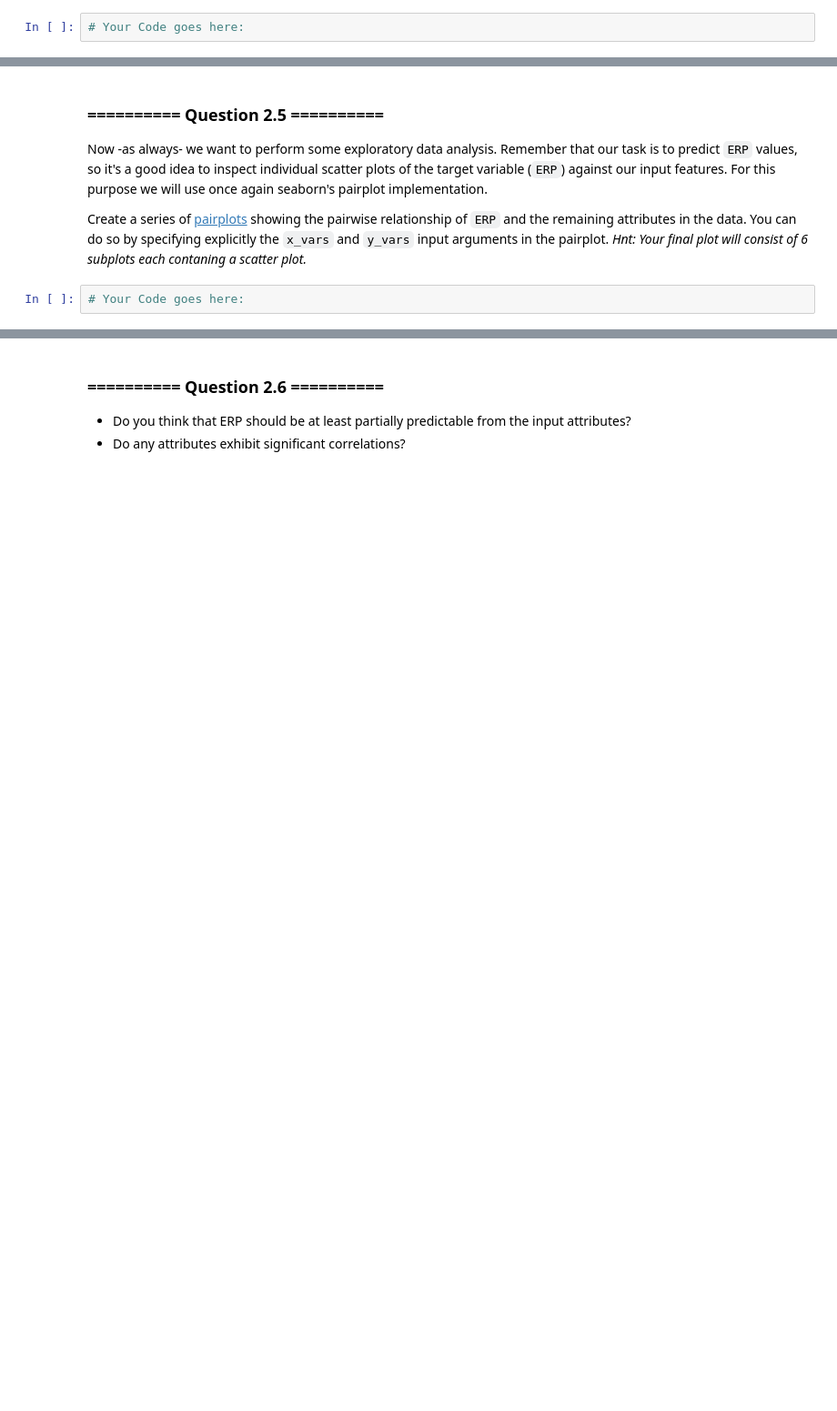
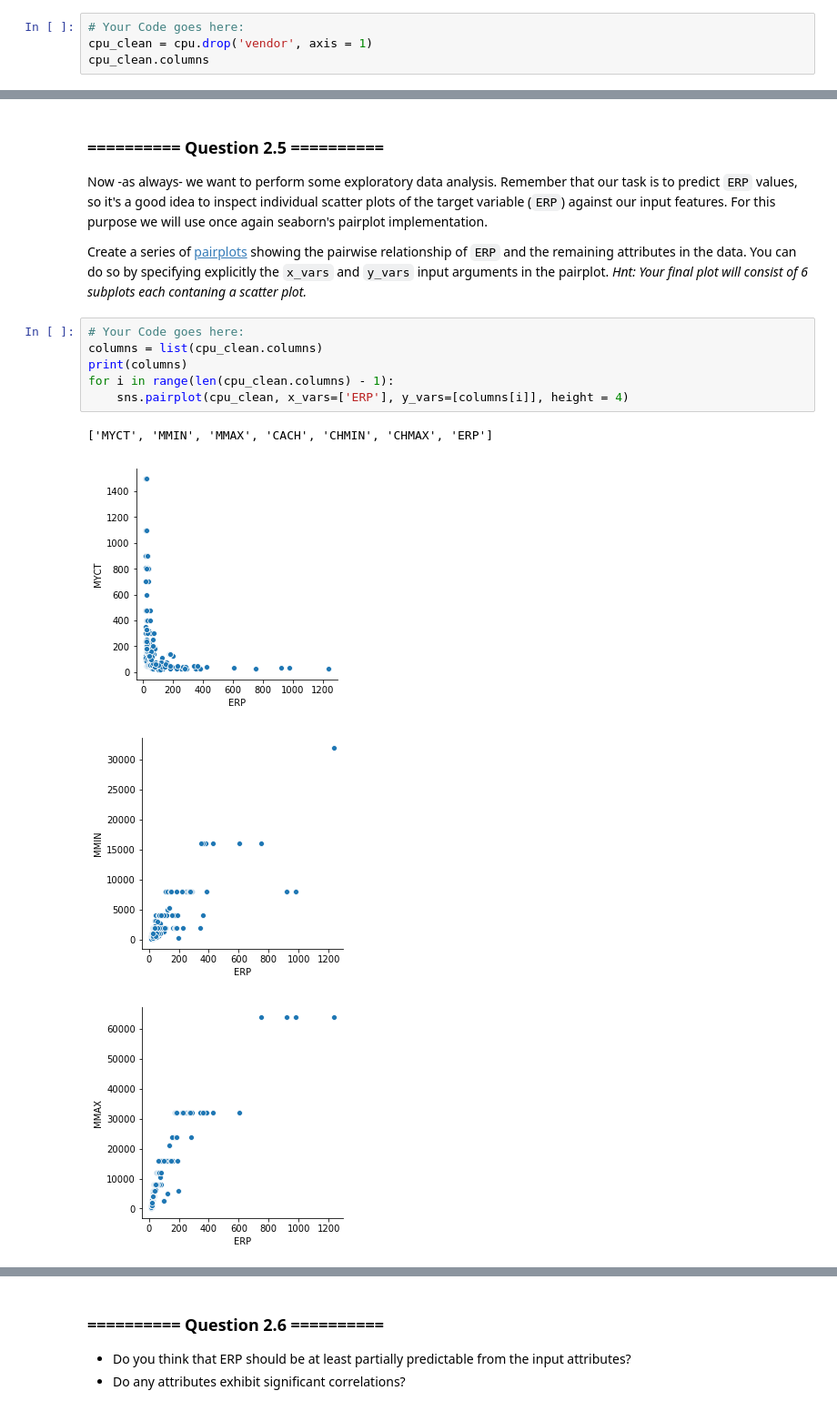
Before and after one commit to ZornitsaAsanska/iaml-labs, a Jupyter notebook: Labs/02 - Decision Trees and Linear Regression.ipynb, the cells around one changed output, grey strips where cells are left out. Shown at 91% size. Drawn from its saved outputs; the diff is of its cells as text; blank space fills up the shorter version.

```diff
--- a/Labs/02 - Decision Trees and Linear Regression.ipynb
+++ b/Labs/02 - Decision Trees and Linear Regression.ipynb
@@ -648,3 +701,5 @@ Display the first 10 data points of the dataset
 You might have noticed that the `vendor` attribute is categorical. This will give problems when using a linear regression model. For now we can simply remove this attribute. Create a new DataFrame called `cpu_clean` by copying `cpu` but omit the `vendor` attribute. Display the number of samples and attributes in the clean dataset as a sanity check.
 # %%
 # Your Code goes here:
+cpu_clean = cpu.drop('vendor', axis = 1)
+cpu_clean.columns
@@ -653,5 +710,14 @@ You might have noticed that the `vendor` attribute is categorical. This will giv
 Now -as always- we want to perform some exploratory data analysis. Remember that our task is to predict `ERP` values, so it's a good idea to inspect individual scatter plots of the target variable (`ERP`) against our input features. For this purpose we will use once again seaborn's pairplot implementation.
 
 Create a series of [pairplots](https://seaborn.github.io/generated/seaborn.pairplot.html?highlight=pairplot#seaborn.pairplot) showing the pairwise relationship of `ERP` and the remaining attributes in the data. You can do so by specifying explicitly the `x_vars` and `y_vars` input arguments in the pairplot. *Hnt: Your final plot will consist of 6 subplots each contaning a scatter plot.*
-# %%
-# Your Code goes here:
+# %%
+# Your Code goes here:
+columns = list(cpu_clean.columns)
+print(columns)
+for i in range(len(cpu_clean.columns) - 1):
+    sns.pairplot(cpu_clean, x_vars=['ERP'], y_vars=[columns[i]], height = 4)
+# %% [output]
+['MYCT', 'MMIN', 'MMAX', 'CACH', 'CHMIN', 'CHMAX', 'ERP']
+[figure, added]
+[figure, added]
+[figure, added]
```
Also changed, not shown: parts of 26 cells of this notebook.
